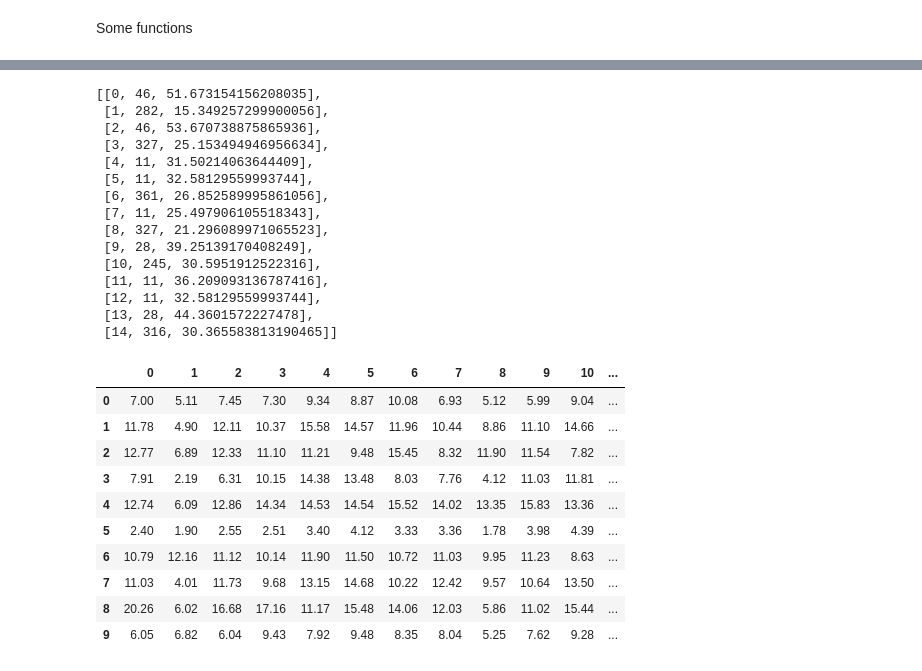
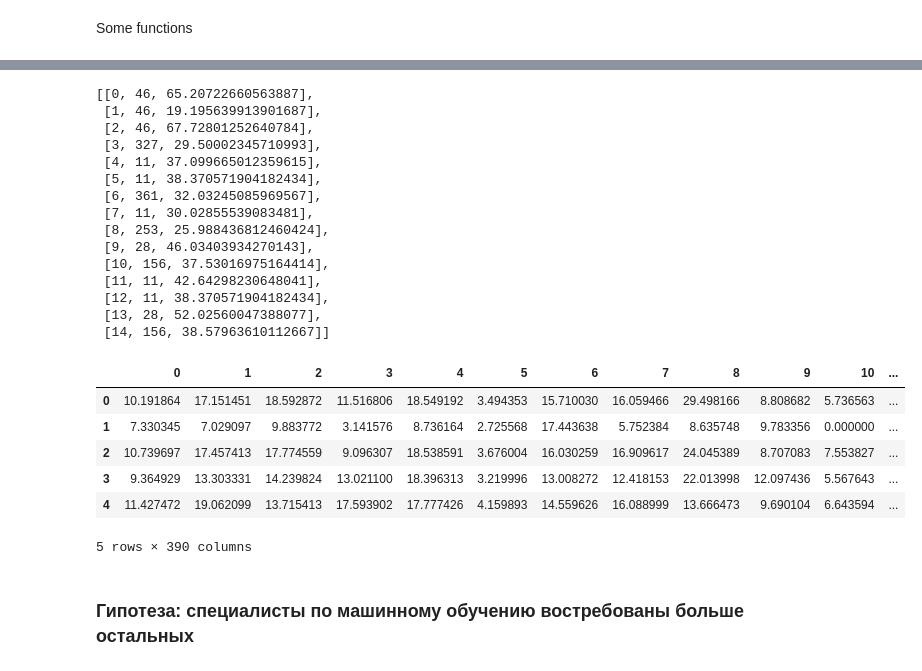
Before and after one commit to KusokBanana/hackaton-hr, a Jupyter notebook: prediction/resume_to_vacancy.ipynb, the cells around one changed output, grey strips where cells are left out. Drawn from its saved outputs; the diff is of its cells as text; code cells hidden in the pictures.

Commit message:
Prediction models update

```diff
--- a/prediction/resume_to_vacancy.ipynb
+++ b/prediction/resume_to_vacancy.ipynb
@@ -42,3 +42,10 @@ for i in range(len(data)):
+# %%
+res_list_for_sentiment = []
+for res in data:
+  text = res['skills']
+  for i in range(len(res['experience'])):
+    text = text + ' ' +res['experience'][i]['description']
+  res_list_for_sentiment.append(text)
 # %% [markdown]
 Emotion scoring
 # %%
@@ -47,10 +54,10 @@ tokens = tokenizer.split('всё очень плохо')  # [('всё', None), (
 
 model = FastTextSocialNetworkModel(tokenizer=tokenizer)
 
-results = model.predict(res_list, k=2)
+results = model.predict(res_list_for_sentiment, k=2)
 res_values = []
-for res, sentiment in zip(res_list, results):
-    res_values.append([res_list.index(res),sentiment])
+for res, sentiment in zip(res_list_for_sentiment, results):
+    res_values.append([res_list_for_sentiment.index(res),sentiment])
 # %%
 for i in range(len(res_values)):
   res_values[i][1] = 1 - res_values[i][1]['neutral']
@@ -101,50 +113,48 @@ def best_resume_vacancy_score():
 
   return best_match
 # %%
-def all_resumes_to_vacancies():
+def all_resumes_to_vacancies(emo_weight):
   '''
   Function that creates dataframe with resume scores to all vacancies
   '''
   scores = []
-  for i in range(len(data[:10])):
+  for i in range(len(res_list)):
     resume = re.sub(r"[,\'{}\\\[\]]", "", str(data[i])).replace('xa0',' ')
     indexes_temp = []
     for k in range(len(vacs[:20])):
       vac = vacs[k]
-      index_temp = index(resume, vac)
+      index_temp = index(resume, vac)*(emo_weight*(1+res_values[k][1]))
       indexes_temp.append(index_temp)
     scores.append(indexes_temp)
 
   return pd.DataFrame(scores)
 # %%
-best_resume_vacancy_score()
+best_resume_vacancy_score(1.125)
 # %% [output]
-[[0, 46, 51.673154156208035],
- [1, 282, 15.349257299900056],
- [2, 46, 53.670738875865936],
- [3, 327, 25.153494946956634],
- [4, 11, 31.50214063644409],
- [5, 11, 32.58129559993744],
- [6, 361, 26.852589995861056],
- [7, 11, 25.497906105518343],
- [8, 327, 21.296089971065523],
- [9, 28, 39.25139170408249],
- [10, 245, 30.5951912522316],
- [11, 11, 36.209093136787416],
- [12, 11, 32.58129559993744],
- [13, 28, 44.3601572227478],
- [14, 316, 30.365583813190465]]
+[[0, 46, 65.20722660563887],
+ [1, 46, 19.195639913901687],
+ [2, 46, 67.72801252640784],
+ [3, 327, 29.50002345710993],
+ [4, 11, 37.099665012359615],
+ [5, 11, 38.370571904182434],
+ [6, 361, 32.03245085969567],
+ [7, 11, 30.02855539083481],
+ [8, 253, 25.988436812460424],
+ [9, 28, 46.03403934270143],
+ [10, 156, 37.53016975164414],
+ [11, 11, 42.64298230648041],
+ [12, 11, 38.370571904182434],
+ [13, 28, 52.02560047388077],
+ [14, 156, 38.57963610112667]]
-# %%
-all_resumes_to_vacancies()
-# %% [output]
-|  | 0 | 1 | 2 | 3 | 4 | 5 | 6 | 7 | 8 | 9 | 10 | ... |
-| 0 | 7.00 | 5.11 | 7.45 | 7.30 | 9.34 | 8.87 | 10.08 | 6.93 | 5.12 | 5.99 | 9.04 | ... |
-| 1 | 11.78 | 4.90 | 12.11 | 10.37 | 15.58 | 14.57 | 11.96 | 10.44 | 8.86 | 11.10 | 14.66 | ... |
-| 2 | 12.77 | 6.89 | 12.33 | 11.10 | 11.21 | 9.48 | 15.45 | 8.32 | 11.90 | 11.54 | 7.82 | ... |
-| 3 | 7.91 | 2.19 | 6.31 | 10.15 | 14.38 | 13.48 | 8.03 | 7.76 | 4.12 | 11.03 | 11.81 | ... |
-| 4 | 12.74 | 6.09 | 12.86 | 14.34 | 14.53 | 14.54 | 15.52 | 14.02 | 13.35 | 15.83 | 13.36 | ... |
-| 5 | 2.40 | 1.90 | 2.55 | 2.51 | 3.40 | 4.12 | 3.33 | 3.36 | 1.78 | 3.98 | 4.39 | ... |
-| 6 | 10.79 | 12.16 | 11.12 | 10.14 | 11.90 | 11.50 | 10.72 | 11.03 | 9.95 | 11.23 | 8.63 | ... |
-| 7 | 11.03 | 4.01 | 11.73 | 9.68 | 13.15 | 14.68 | 10.22 | 12.42 | 9.57 | 10.64 | 13.50 | ... |
-| 8 | 20.26 | 6.02 | 16.68 | 17.16 | 11.17 | 15.48 | 14.06 | 12.03 | 5.86 | 11.02 | 15.44 | ... |
-| 9 | 6.05 | 6.82 | 6.04 | 9.43 | 7.92 | 9.48 | 8.35 | 8.04 | 5.25 | 7.62 | 9.28 | ... |
+# %%
+df = all_resumes_to_vacancies(1.125)
+df = df.transpose()
+df.head()
+# %% [output]
+|  | 0 | 1 | 2 | 3 | 4 | 5 | 6 | 7 | 8 | 9 | 10 | ... |
+| 0 | 10.191864 | 17.151451 | 18.592872 | 11.516806 | 18.549192 | 3.494353 | 15.710030 | 16.059466 | 29.498166 | 8.808682 | 5.736563 | ... |
+| 1 | 7.330345 | 7.029097 | 9.883772 | 3.141576 | 8.736164 | 2.725568 | 17.443638 | 5.752384 | 8.635748 | 9.783356 | 0.000000 | ... |
+| 2 | 10.739697 | 17.457413 | 17.774559 | 9.096307 | 18.538591 | 3.676004 | 16.030259 | 16.909617 | 24.045389 | 8.707083 | 7.553827 | ... |
+| 3 | 9.364929 | 13.303331 | 14.239824 | 13.021100 | 18.396313 | 3.219996 | 13.008272 | 12.418153 | 22.013998 | 12.097436 | 5.567643 | ... |
+| 4 | 11.427472 | 19.062099 | 13.715413 | 17.593902 | 17.777426 | 4.159893 | 14.559626 | 16.088999 | 13.666473 | 9.690104 | 6.643594 | ... |
+5 rows × 390 columns
@@ -150,0 +163,2 @@ all_resumes_to_vacancies()
+# %% [markdown]
+### Гипотеза: специалисты по машинному обучению востребованы больше остальных
```
Also changed, not shown: parts of 27 cells of this notebook, 1 other file.
